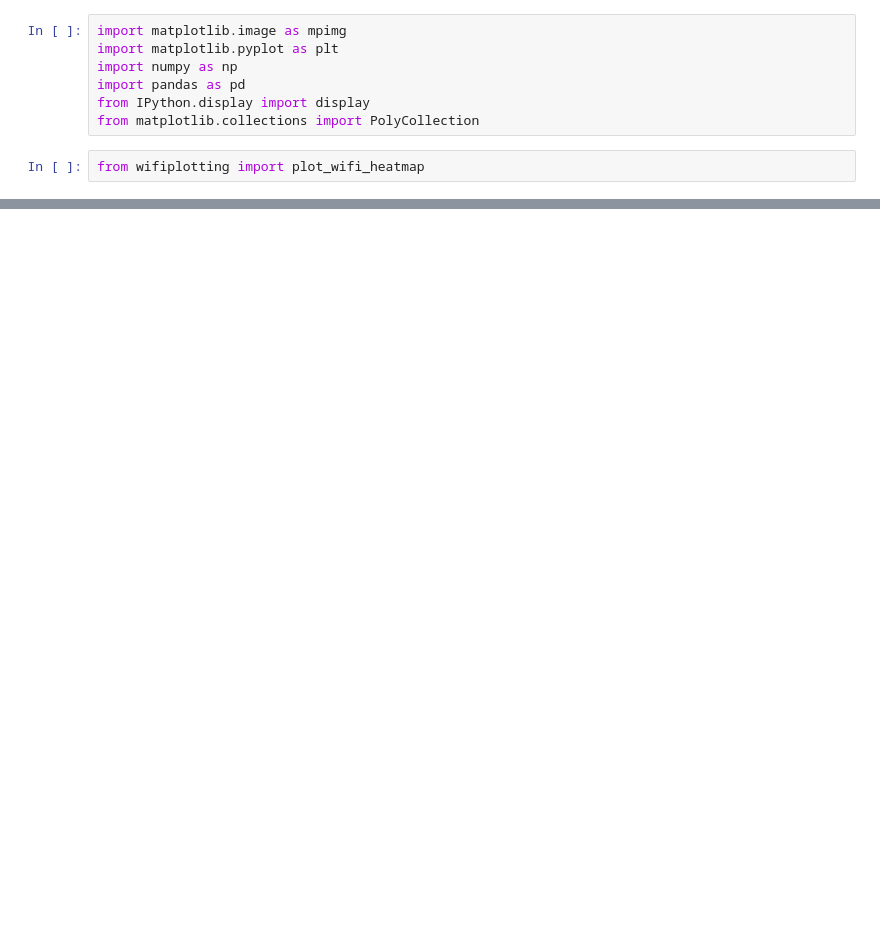
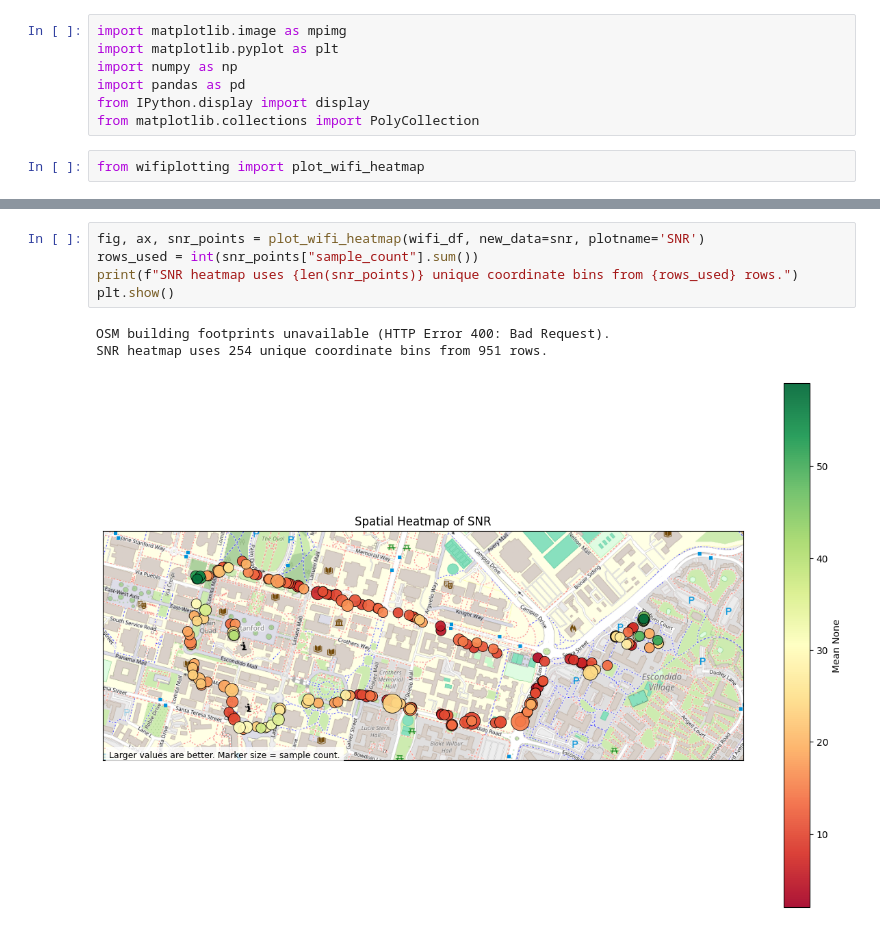
Before and after one commit to kevinzluo/where-my-wifi, a Jupyter notebook: code/eda.ipynb, the cells around one changed output, grey strips where cells are left out. Drawn from its saved outputs; the diff is of its cells as text; blank space fills up the shorter version.

```diff
--- a/code/eda.ipynb
+++ b/code/eda.ipynb
@@ -36,0 +41,9 @@ OSM building footprints unavailable (HTTP Error 400: Bad Request).
+# %%
+fig, ax, snr_points = plot_wifi_heatmap(wifi_df, new_data=snr, plotname='SNR')
+rows_used = int(snr_points["sample_count"].sum())
+print(f"SNR heatmap uses {len(snr_points)} unique coordinate bins from {rows_used} rows.")
+plt.show()
+# %% [output]
+OSM building footprints unavailable (HTTP Error 400: Bad Request).
+SNR heatmap uses 254 unique coordinate bins from 951 rows.
+[figure, added]
```
Also changed, not shown: parts of 5 cells of this notebook, 4 other files.
